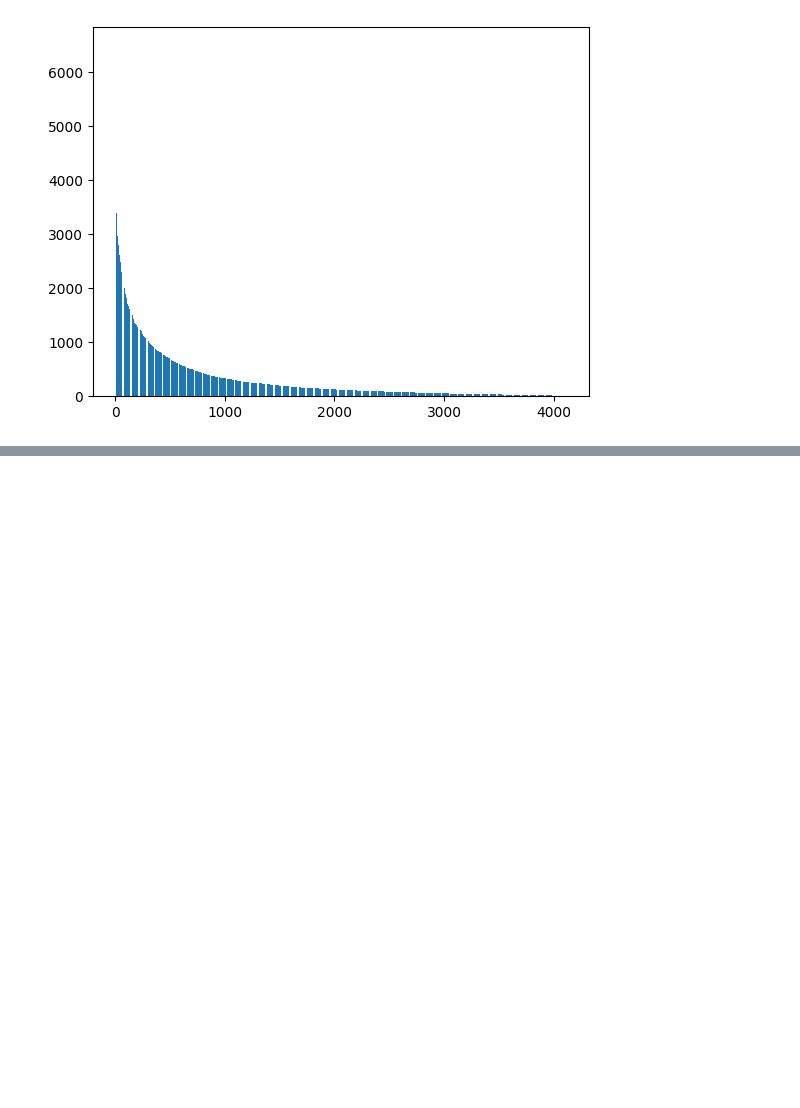
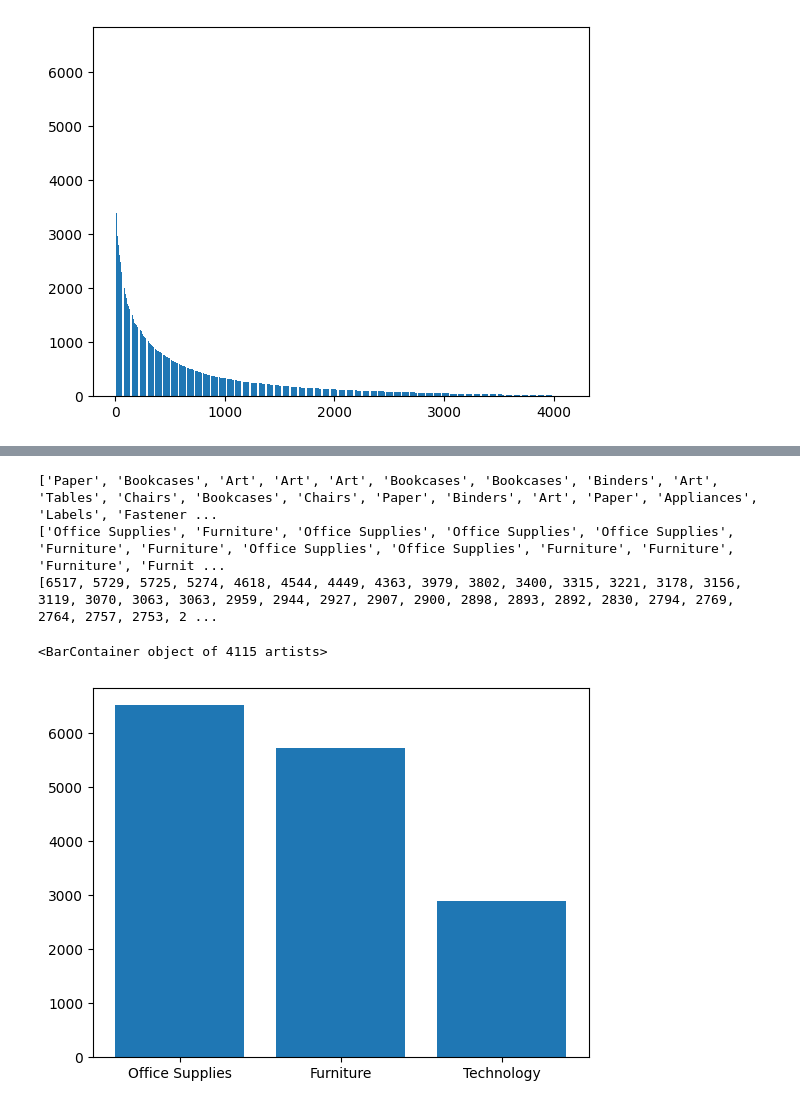
Before and after one commit to programmingconsole/Python_Data_Analytics, a Jupyter notebook: panda_matplotlibex.ipynb, the cells around one changed output, grey strips where cells are left out. Cells and saved outputs as stored; diff of their text form; code cells hidden in the pictures; blank space fills up the shorter version.

```diff
--- a/panda_matplotlibex.ipynb
+++ b/panda_matplotlibex.ipynb
@@ -168 +174,16 @@ plt.show()
 [figure]
+# %%
+catagory=dt['Category'].tolist()
+sales_list = dt['Sales'].tolist()
+subcatogary=dt['Sub-Category'].tolist()
+print(subcatogary)
+sales_list.sort(reverse=True)
+print(catagory)
+print(sales_list)
+plt.bar(catagory,sales_list)
+# %% [output]
+['Paper', 'Bookcases', 'Art', 'Art', 'Art', 'Bookcases', 'Bookcases', 'Binders', 'Art', 'Tables', 'Chairs', 'Bookcases', 'Chairs', 'Paper', 'Binders', 'Art', 'Paper', 'Appliances', 'Labels', 'Fastener ...
+['Office Supplies', 'Furniture', 'Office Supplies', 'Office Supplies', 'Office Supplies', 'Furniture', 'Furniture', 'Office Supplies', 'Office Supplies', 'Furniture', 'Furniture', 'Furniture', 'Furnit ...
+[6517, 5729, 5725, 5274, 4618, 4544, 4449, 4363, 3979, 3802, 3400, 3315, 3221, 3178, 3156, 3119, 3070, 3063, 3063, 2959, 2944, 2927, 2907, 2900, 2898, 2893, 2892, 2830, 2794, 2769, 2764, 2757, 2753, 2 ...
+<BarContainer object of 4115 artists>
+[figure, added]
```
Also changed, not shown: parts of 2 cells of this notebook.
